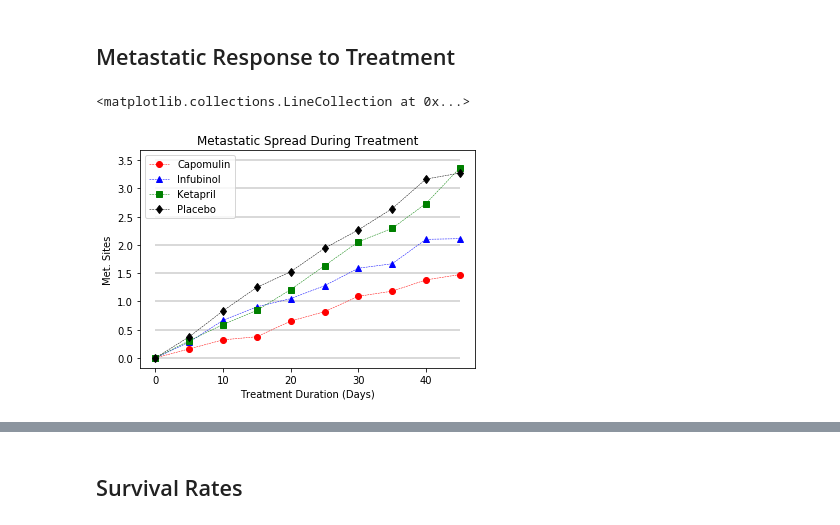
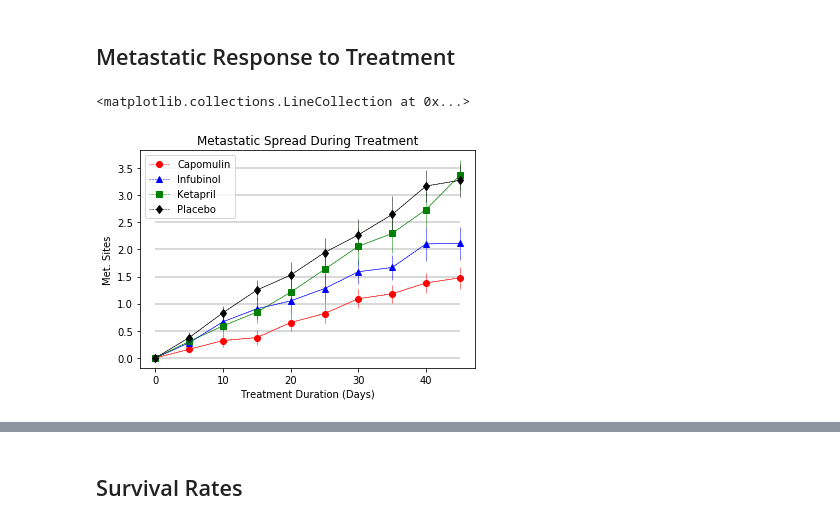
Before and after one commit to robcreel/Pharmaceutical-Analysis, a Jupyter notebook: Pymaceuticals/pymaceuticals.ipynb, the cells around one changed output, grey strips where cells are left out. Cells and saved outputs as stored; diff of their text form; code cells hidden in the pictures.

```diff
--- a/Pymaceuticals/pymaceuticals.ipynb
+++ b/Pymaceuticals/pymaceuticals.ipynb
@@ -9,19 +9,22 @@ import numpy as np
 import warnings
 warnings.filterwarnings('ignore')
 
-# File to Load (Remember to Change These)
+# File to Load
 mouse_drug_data_to_load = "data/mouse_drug_data.csv"
 clinical_trial_data_to_load = "data/clinicaltrial_data.csv"
 
 # Read the Mouse and Drug Data and the Clinical Trial Data
 mouse_data = pd.read_csv(mouse_drug_data_to_load)
 trial_data = pd.read_csv(clinical_trial_data_to_load)
-# trial_data.head()
 
-# Combine the data into a single dataset
+# Combine the data into a single dataset, and rename the columns
 data = trial_data.merge(mouse_data, on="Mouse ID", sort=True)
 data.columns = ['Mouse_ID', 'Timepoint', 'Tumor_Volume_mm3', 'Metastatic_Sites', 'Drug']
 
+# Subset to drugs pertinent to assignment.
+drugs = ['Capomulin', 'Infubinol', 'Ketapril', 'Placebo']
+data = data[data.Drug.isin(drugs)]
+
 # Display the data table for preview
 data
 # %% [output]
@@ -48,12 +51,12 @@ mean_by_drug_and_time = drug_group.mean()
 # Convert to DataFrame
 mean_by_DT = pd.DataFrame(mean_by_drug_and_time).reset_index()
 
-# Subset to drugs pertinent to assignment.
-drugs = ['Capomulin', 'Infubinol', 'Ketapril', 'Placebo']
-mean_by_DT = mean_by_DT[mean_by_DT.Drug.isin(drugs)]
+# # Subset to drugs pertinent to assignment.
+# drugs = ['Capomulin', 'Infubinol', 'Ketapril', 'Placebo']
+# mean_by_DT = mean_by_DT[mean_by_DT.Drug.isin(drugs)]
 
 # Preview DataFrame
-mean_by_DT.head()
+mean_by_DT
 # %% [output]
 |  | Drug | Timepoint | Tumor_Volume_mm3 | Metastatic_Sites |
 | 0 | Capomulin | 0 | 45.000000 | 0.000000 |
@@ -66,8 +80,7 @@ mean_by_DT.head()
 mean_by_DT_SEM = drug_group.sem()
 # Convert to DataFrame
 mean_by_DT_SEM = pd.DataFrame(mean_by_DT_SEM)
+mean_by_DT_SEM.reset_index(inplace=True)
 # Preview DataFrame
-# tv_SEM = mean_by_DT_SEM.loc['Tumor_Volume_mm3']
-# ms_SEM = mean_by_DT_SEM.loc['Metastatic_Sites']
 mean_by_DT_SEM
 # %% [output]
@@ -118,4 +113,5 @@ mean_by_DT
 # %%
+# Generate the Plot (with Error Bars)
 for drug in drugs:
     x = mean_by_DT[mean_by_DT.Drug == drug].Timepoint
     y = mean_by_DT[mean_by_DT.Drug == drug].Tumor_Volume_mm3
@@ -125,12 +121,12 @@ for drug in drugs:
              color = formatting[drug][0],
              marker = formatting[drug][1],
     )
-#     plt.errorbar(x, y, tv_SEM)
+    plt.errorbar(x, y, mean_by_DT_SEM[mean_by_DT_SEM['Drug'] == drug].Tumor_Volume_mm3,
+                 color = formatting[drug][0], linewidth = 0.5)
 plt.legend(labels = drugs)
 plt.xlabel('Time (Days)')
 plt.ylabel('Tumor Volume (mm3)')
 plt.title('Tumer Response to Treatment')
 plt.hlines(range(35, 75, 5), 0, 45, alpha=0.2)
-# plt.errorbar()
 # %% [output]
 <matplotlib.collections.LineCollection at 0x...>
@@ -165,19 +136,21 @@ plt.show()
 # %%
+# Generate the Plot (with Error Bars)
 for drug in drugs:
     x = mean_by_DT[mean_by_DT.Drug == drug].Timepoint
     y = mean_by_DT[mean_by_DT.Drug == drug].Metastatic_Sites
     plt.plot(x, y,
              linewidth = 0.5,
              linestyle = '--',
              color = formatting[drug][0],
              marker = formatting[drug][1],
     )
-#     plt.errorbar(x, y, tv_SEM)
+    plt.errorbar(x, y, mean_by_DT_SEM[mean_by_DT_SEM['Drug'] == drug].Metastatic_Sites,
+                 color = formatting[drug][0], linewidth = 0.5)
 plt.legend(labels = drugs)
 plt.xlabel('Treatment Duration (Days)')
 plt.ylabel('Met. Sites')
 plt.title('Metastatic Spread During Treatment')
 plt.hlines(np.arange(0, 4, 0.5), 0, 45, alpha=0.2)
 # %% [output]
 <matplotlib.collections.LineCollection at 0x...>
-[figure, old version]
+[figure, new version]
```
Also changed, not shown: parts of 28 cells of this notebook.
